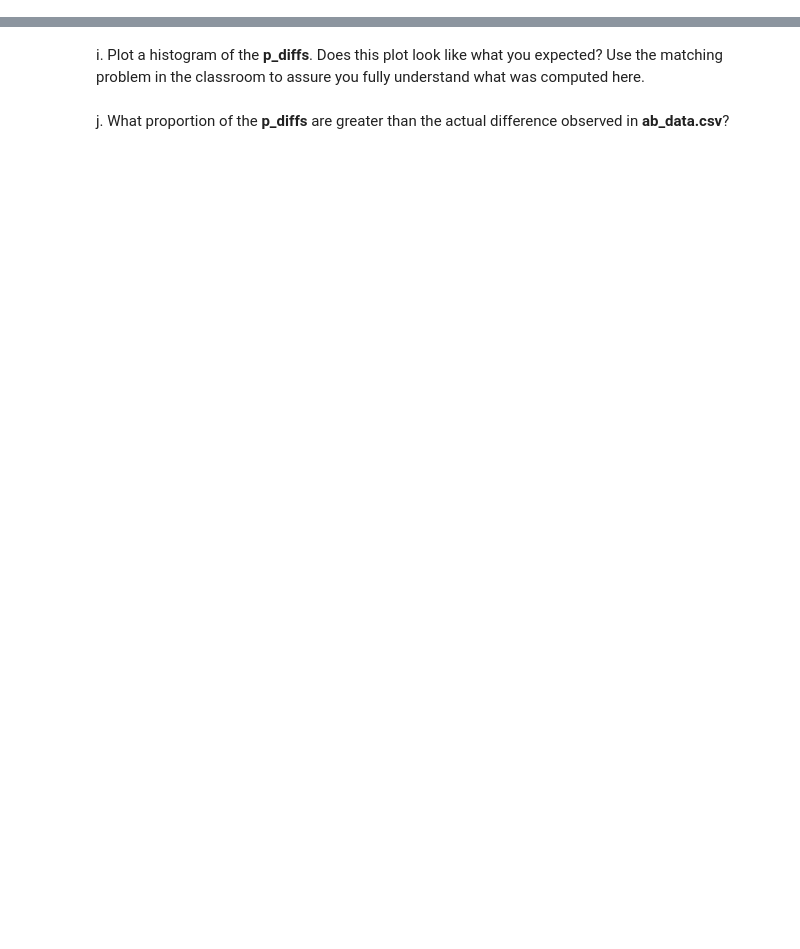
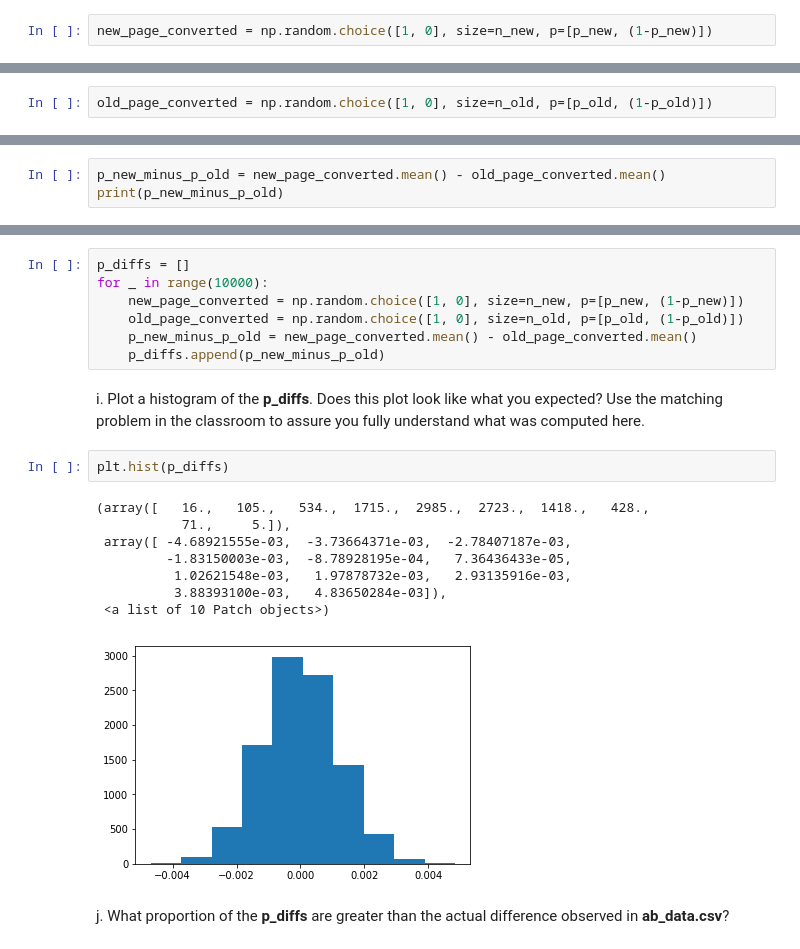
Before and after one commit to georgeliu1998/dand2, a Jupyter notebook: analyze-ab-test-results/Analyze_ab_test_results_notebook.ipynb, the cells around one changed output, grey strips where cells are left out. Saved outputs shown, nothing was run; the diff lists cells and outputs as text; blank space fills up the shorter version.

```diff
--- a/analyze-ab-test-results/Analyze_ab_test_results_notebook.ipynb
+++ b/analyze-ab-test-results/Analyze_ab_test_results_notebook.ipynb
@@ -215,6 +237,13 @@ d. What is $n_{old}$?
 # %% [markdown]
 e. Simulate $n_{new}$ transactions with a convert rate of $p_{new}$ under the null.  Store these $n_{new}$ 1's and 0's in **new_page_converted**.
+# %%
+new_page_converted = np.random.choice([1, 0], size=n_new, p=[p_new, (1-p_new)])
 # %% [markdown]
 f. Simulate $n_{old}$ transactions with a convert rate of $p_{old}$ under the null.  Store these $n_{old}$ 1's and 0's in **old_page_converted**.
+# %%
+old_page_converted = np.random.choice([1, 0], size=n_old, p=[p_old, (1-p_old)])
 # %% [markdown]
 g. Find $p_{new}$ - $p_{old}$ for your simulated values from part (e) and (f).
+# %%
+p_new_minus_p_old = new_page_converted.mean() - old_page_converted.mean()
+print(p_new_minus_p_old)
@@ -221,6 +252,24 @@ g. Find $p_{new}$ - $p_{old}$ for your simulated values from part (e) and (f).
 # %% [markdown]
 h. Simulate 10,000 $p_{new}$ - $p_{old}$ values using this same process similarly to the one you calculated in parts **a. through g.** above.  Store all 10,000 values in **p_diffs**.
+# %%
+p_diffs = []
+for _ in range(10000):
+    new_page_converted = np.random.choice([1, 0], size=n_new, p=[p_new, (1-p_new)])
+    old_page_converted = np.random.choice([1, 0], size=n_old, p=[p_old, (1-p_old)])
+    p_new_minus_p_old = new_page_converted.mean() - old_page_converted.mean()
+    p_diffs.append(p_new_minus_p_old)
 # %% [markdown]
 i. Plot a histogram of the **p_diffs**.  Does this plot look like what you expected?  Use the matching problem in the classroom to assure you fully understand what was computed here.
+# %%
+plt.hist(p_diffs)
+# %% [output]
+(array([   16.,   105.,   534.,  1715.,  2985.,  2723.,  1418.,   428.,
+           71.,     5.]),
+ array([ -4.68921555e-03,  -3.73664371e-03,  -2.78407187e-03,
+         -1.83150003e-03,  -8.78928195e-04,   7.36436433e-05,
+          1.02621548e-03,   1.97878732e-03,   2.93135916e-03,
+          3.88393100e-03,   4.83650284e-03]),
+ <a list of 10 Patch objects>)
+[figure, added]
 # %% [markdown]
 j. What proportion of the **p_diffs** are greater than the actual difference observed in **ab_data.csv**?
```
Also changed, not shown: parts of 21 cells of this notebook.
